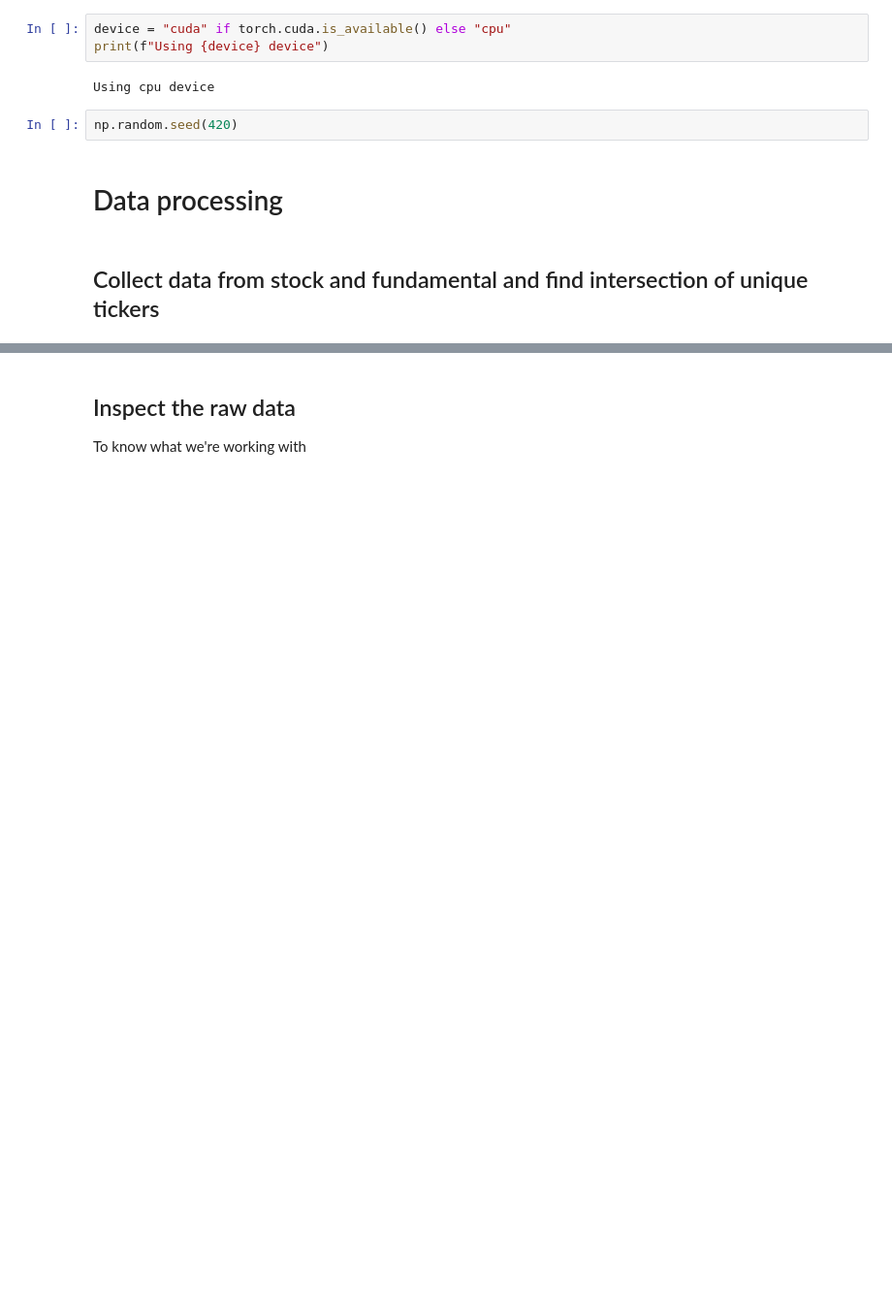
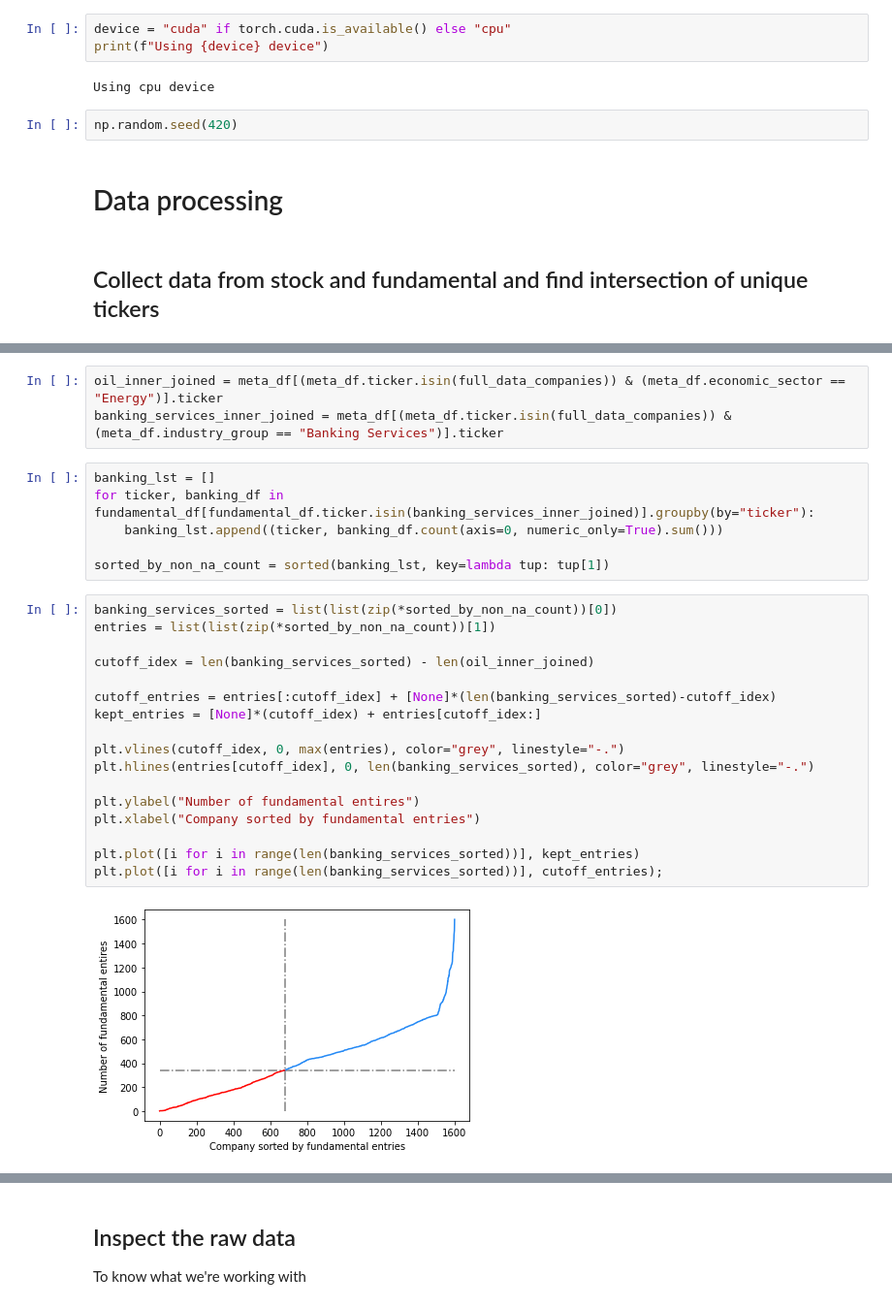
Before and after one commit to Krankile/npmf, a Jupyter notebook: notebooks/inner_join_fundamentals_and_stock.ipynb, the cells around one changed output, grey strips where cells are left out. Shown: that part at 97% size. Drawn from its saved outputs; the diff is of its cells as text; blank space fills up the shorter version.

```diff
--- a/notebooks/inner_join_fundamentals_and_stock.ipynb
+++ b/notebooks/inner_join_fundamentals_and_stock.ipynb
@@ -104,0 +114,28 @@ full_data_companies = unique_fundamental & unique_stock
+# %%
+oil_inner_joined = meta_df[(meta_df.ticker.isin(full_data_companies)) & (meta_df.economic_sector == "Energy")].ticker
+banking_services_inner_joined = meta_df[(meta_df.ticker.isin(full_data_companies)) & (meta_df.industry_group == "Banking Services")].ticker
+# %%
+banking_lst = []
+for ticker, banking_df in fundamental_df[fundamental_df.ticker.isin(banking_services_inner_joined)].groupby(by="ticker"):
+    banking_lst.append((ticker, banking_df.count(axis=0, numeric_only=True).sum()))
+
+sorted_by_non_na_count = sorted(banking_lst, key=lambda tup: tup[1])
+# %%
+banking_services_sorted = list(list(zip(*sorted_by_non_na_count))[0])
+entries = list(list(zip(*sorted_by_non_na_count))[1])
+
+cutoff_idex = len(banking_services_sorted) - len(oil_inner_joined)
+
+cutoff_entries = entries[:cutoff_idex] + [None]*(len(banking_services_sorted)-cutoff_idex)
+kept_entries = [None]*(cutoff_idex) + entries[cutoff_idex:]
+
+plt.vlines(cutoff_idex, 0, max(entries), color="grey", linestyle="-.")
+plt.hlines(entries[cutoff_idex], 0, len(banking_services_sorted), color="grey", linestyle="-.")
+
+plt.ylabel("Number of fundamental entires")
+plt.xlabel("Company sorted by fundamental entries")
+
+plt.plot([i for i in range(len(banking_services_sorted))], kept_entries)
+plt.plot([i for i in range(len(banking_services_sorted))], cutoff_entries);
+# %% [output]
+[figure, added]
```
Also changed, not shown: parts of 19 cells of this notebook.
